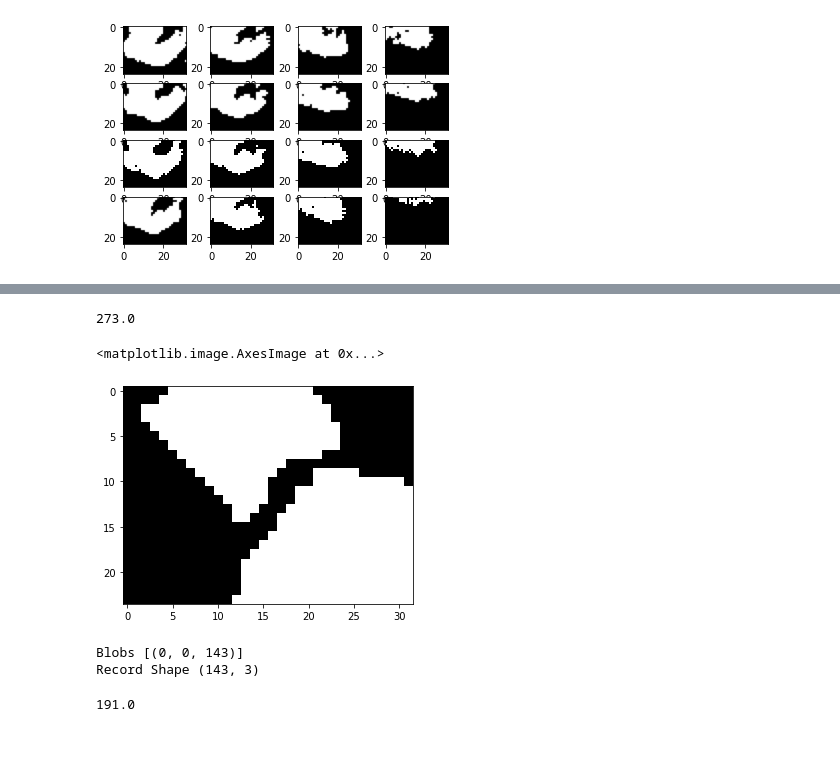
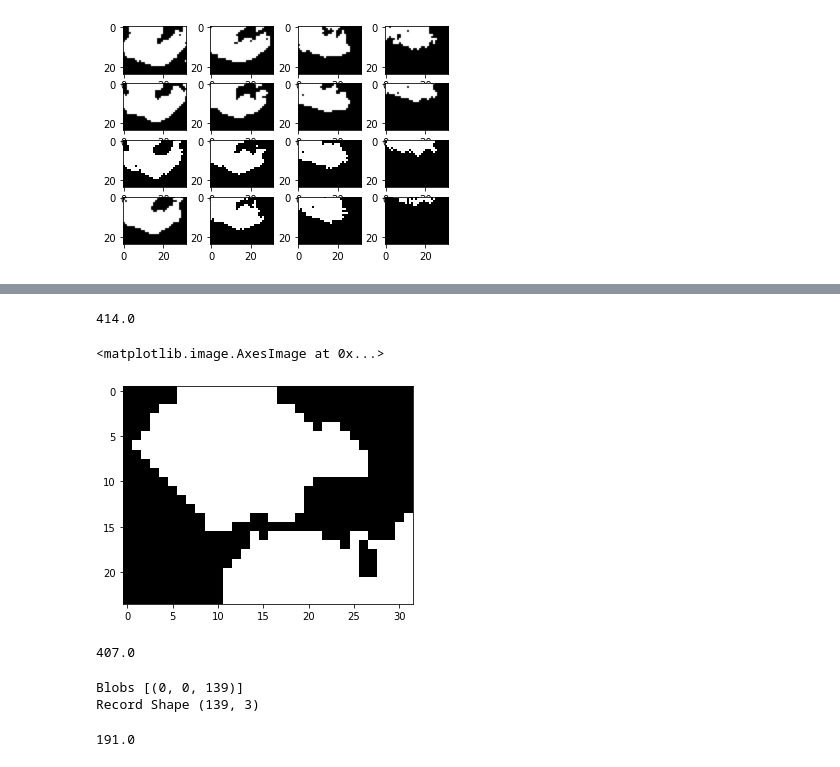
Before and after one commit to nickinack/Occupancy-Estimation, a Jupyter notebook: src/visualize.ipynb, the cells around one changed output, grey strips where cells are left out. Drawn from its saved outputs; the diff is of its cells as text; code cells hidden in the pictures.

```diff
--- a/src/visualize.ipynb
+++ b/src/visualize.ipynb
@@ -23,7 +23,7 @@ def gaussian_pdf(x , sigma , mu):
     pdf1 = (1/(sigma*np.sqrt(2*np.pi)))
     pdf2 = np.exp(-0.5*((x-mu)/sigma)**2)
     return pdf1*pdf2
-n = 0.0010
+n = 0.0015
 mean = np.zeros((235,24,32,16))
 mean[0,:,:,0] = np.copy(data[0,:,:,0])
 sigma = 0.4
@@ -195,12 +172,16 @@ for l in range(0,235):
-# %%
-cnt[223,10]
-# %% [output]
-273.0
+# %%
+cnt[212,0]
+# %% [output]
+414.0
 # %%
-plt.imshow(mrf_event[210,:,:,15] , cmap='Greys')
+plt.imshow(mrf_event[209,:,:,12] , cmap='Greys')
 # %% [output]
 <matplotlib.image.AxesImage at 0x...>
-[figure, old version]
+[figure, new version]
+# %%
+cnt[209,12]
+# %% [output]
+407.0
 # %%
 # Blob detection
 # Use Recursive Blob Detection method (Similar to DBSCAN)
@@ -266,8 +247,8 @@ for i in range(0,24):
 print("Blobs" , blobs)
 print("Record Shape" , np.shape(record))
 # %% [output]
-Blobs [(0, 0, 143)]
-Record Shape (143, 3)
+Blobs [(0, 0, 139)]
+Record Shape (139, 3)
 # %%
 blobs = []
 for l in range(0,235):
```
Also changed, not shown: parts of 12 cells of this notebook, 2 other files.
